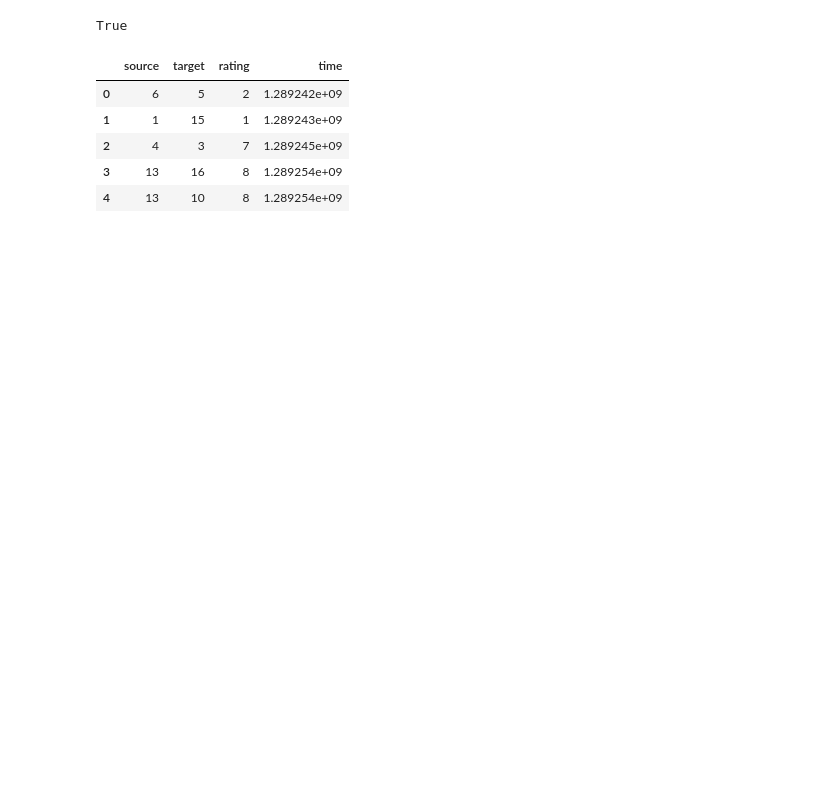
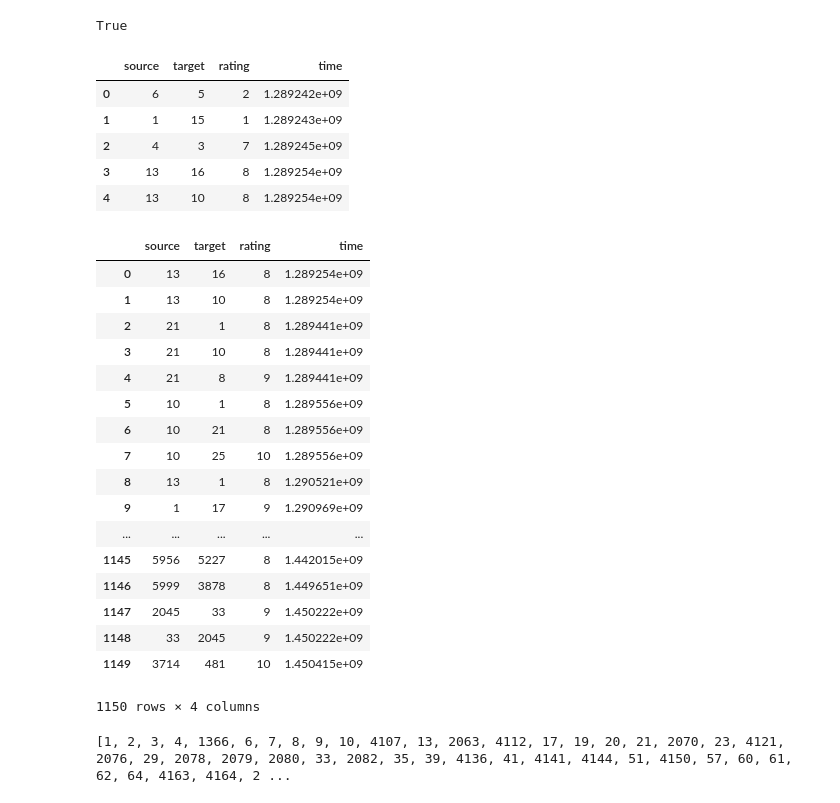
Before and after one commit to manoelf/RI, a Jupyter notebook: lab02/lab02_pagerank.ipynb, the cells around one changed output. Cells and saved outputs as stored; diff of their text form; code cells hidden in the pictures; blank space fills up the shorter version.

```diff
--- a/lab02/lab02_pagerank.ipynb
+++ b/lab02/lab02_pagerank.ipynb
@@ -22,4 +22,38 @@ data_set.head()
 | 2 | 4 | 3 | 7 | 1.289245e+09 |
 | 3 | 13 | 16 | 8 | 1.289254e+09 |
 | 4 | 13 | 10 | 8 | 1.289254e+09 |
+# %%
+#Filtering The ones with rating grater or iqual to 8
+
+new_data = data_set.loc[data_set['rating'] >= 8]
+new_data.index = np.arange(0, len(new_data))
+new_data
+# %% [output]
+|  | source | target | rating | time |
+| 0 | 13 | 16 | 8 | 1.289254e+09 |
+| 1 | 13 | 10 | 8 | 1.289254e+09 |
+| 2 | 21 | 1 | 8 | 1.289441e+09 |
+| 3 | 21 | 10 | 8 | 1.289441e+09 |
+| 4 | 21 | 8 | 9 | 1.289441e+09 |
+| 5 | 10 | 1 | 8 | 1.289556e+09 |
+| 6 | 10 | 21 | 8 | 1.289556e+09 |
+| 7 | 10 | 25 | 10 | 1.289556e+09 |
+| 8 | 13 | 1 | 8 | 1.290521e+09 |
+| 9 | 1 | 17 | 9 | 1.290969e+09 |
+| ... | ... | ... | ... | ... |
+| 1145 | 5956 | 5227 | 8 | 1.442015e+09 |
+| 1146 | 5999 | 3878 | 8 | 1.449651e+09 |
+| 1147 | 2045 | 33 | 9 | 1.450222e+09 |
+| 1148 | 33 | 2045 | 9 | 1.450222e+09 |
+| 1149 | 3714 | 481 | 10 | 1.450415e+09 |
+1150 rows × 4 columns
+# %%
+#Mapping sorce and target to a list
+
+matter_inverstors = list(set(new_data.source).union(set(new_data.target)))
+
+
+print(matter_inverstors)
+# %% [output]
+[1, 2, 3, 4, 1366, 6, 7, 8, 9, 10, 4107, 13, 2063, 4112, 17, 19, 20, 21, 2070, 23, 4121, 2076, 29, 2078, 2079, 2080, 33, 2082, 35, 39, 4136, 41, 4141, 4144, 51, 4150, 57, 60, 61, 62, 64, 4163, 4164, 2 ...
 # %%
```
Also changed, not shown: parts of 4 cells of this notebook.
